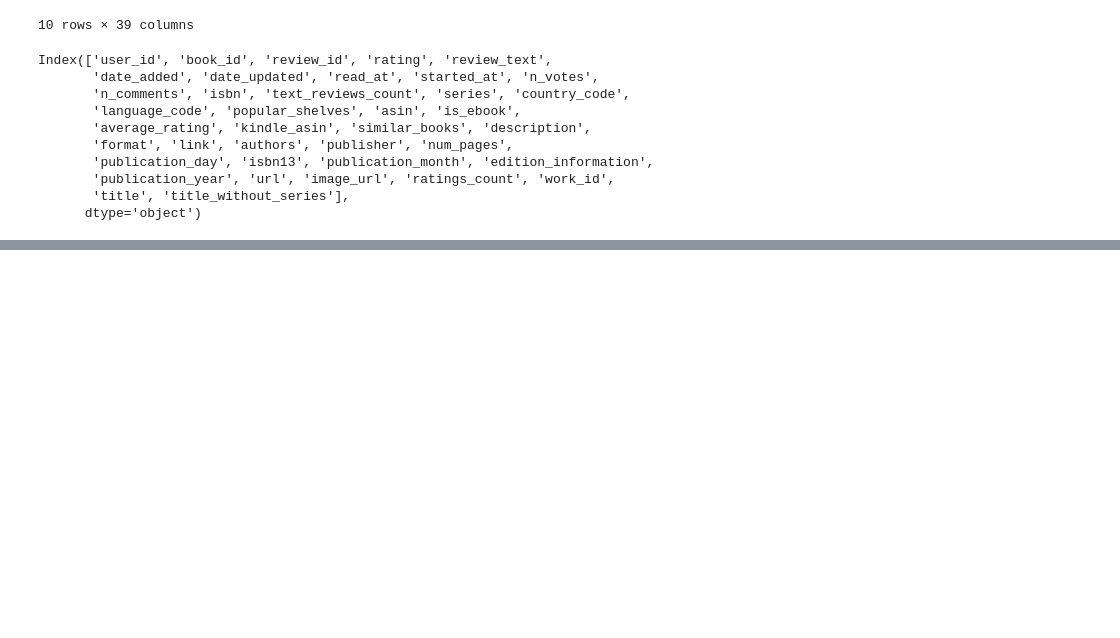
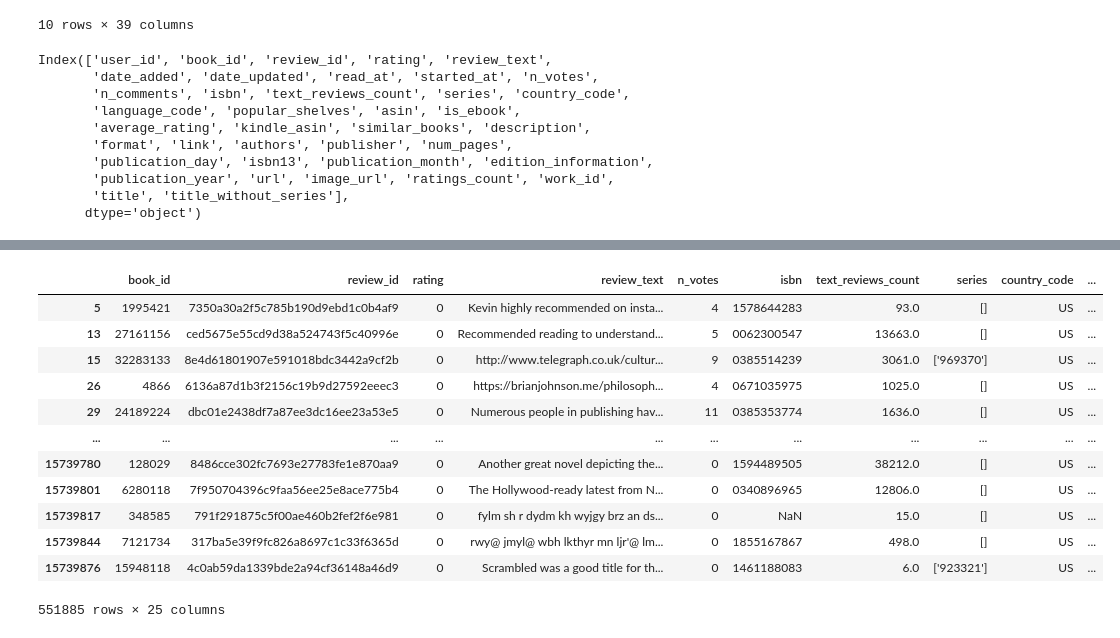
Before and after one commit to Mcjack1999/Goodratings, a Jupyter notebook: Goodreads.ipynb, the cells around one changed output, grey strips where cells are left out. Cells and saved outputs as stored; diff of their text form; code cells hidden in the pictures; blank space fills up the shorter version.

```diff
--- a/Goodreads.ipynb
+++ b/Goodreads.ipynb
@@ -660,0 +638,17 @@ dtype: int64
+# %%
+df_merged[df_merged['rating'] == 0]
+#reviews that have text but no star rating was left
+# %% [output]
+|  | book_id | review_id | rating | review_text | n_votes | isbn | text_reviews_count | series | country_code | ... |
+| 5 | 1995421 | 7350a30a2f5c785b190d9ebd1c0b4af9 | 0 | Kevin highly recommended on insta... | 4 | 1578644283 | 93.0 | [] | US | ... |
+| 13 | 27161156 | ced5675e55cd9d38a524743f5c40996e | 0 | Recommended reading to understand... | 5 | 0062300547 | 13663.0 | [] | US | ... |
+| 15 | 32283133 | 8e4d61801907e591018bdc3442a9cf2b | 0 | http://www.telegraph.co.uk/cultur... | 9 | 0385514239 | 3061.0 | ['969370'] | US | ... |
+| 26 | 4866 | 6136a87d1b3f2156c19b9d27592eeec3 | 0 | https://brianjohnson.me/philosoph... | 4 | 0671035975 | 1025.0 | [] | US | ... |
+| 29 | 24189224 | dbc01e2438df7a87ee3dc16ee23a53e5 | 0 | Numerous people in publishing hav... | 11 | 0385353774 | 1636.0 | [] | US | ... |
+| ... | ... | ... | ... | ... | ... | ... | ... | ... | ... | ... |
+| 15739780 | 128029 | 8486cce302fc7693e27783fe1e870aa9 | 0 | Another great novel depicting the... | 0 | 1594489505 | 38212.0 | [] | US | ... |
+| 15739801 | 6280118 | 7f950704396c9faa56ee25e8ace775b4 | 0 | The Hollywood-ready latest from N... | 0 | 0340896965 | 12806.0 | [] | US | ... |
+| 15739817 | 348585 | 791f291875c5f00ae460b2fef2f6e981 | 0 | fylm sh r dydm kh wyjgy brz an ds... | 0 | NaN | 15.0 | [] | US | ... |
+| 15739844 | 7121734 | 317ba5e39f9fc826a8697c1c33f6365d | 0 | rwy@ jmyl@ wbh lkthyr mn ljr'@ lm... | 0 | 1855167867 | 498.0 | [] | US | ... |
+| 15739876 | 15948118 | 4c0ab59da1339bde2a94cf36148a46d9 | 0 | Scrambled was a good title for th... | 0 | 1461188083 | 6.0 | ['923321'] | US | ... |
+551885 rows × 25 columns
```
Also changed, not shown: parts of 27 cells of this notebook, 1 other file.
